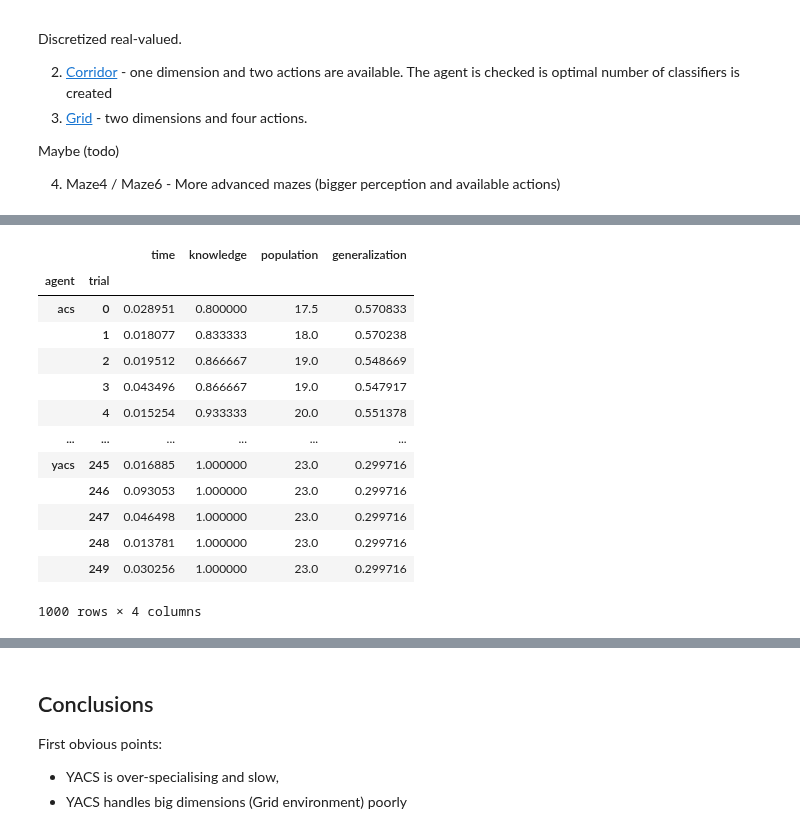
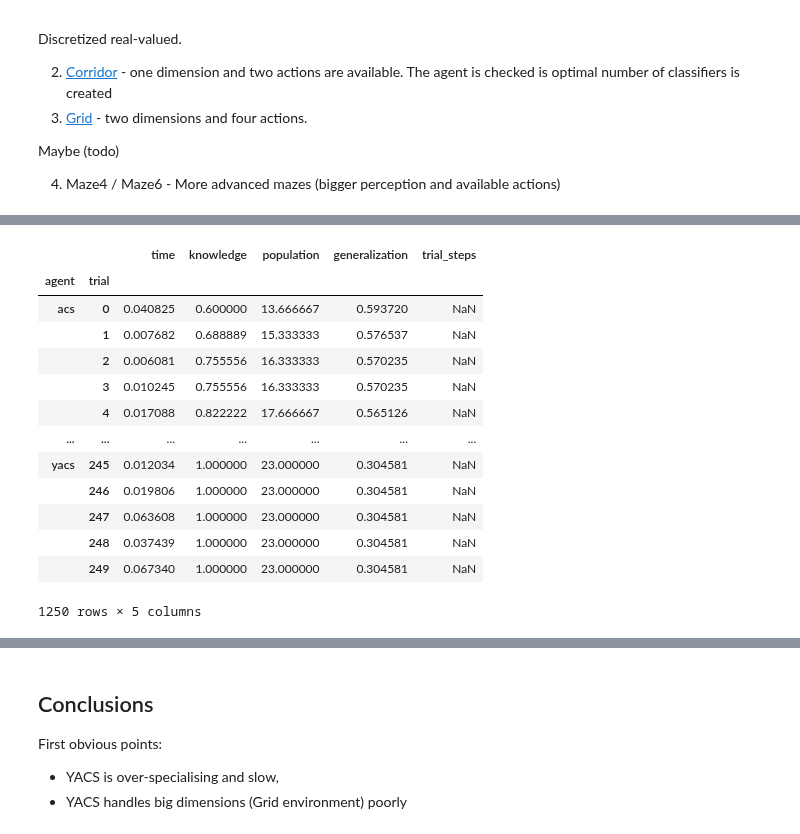
Before and after one commit to ParrotPrediction/pyalcs-experiments, a Jupyter notebook: alcs_comparison/Experiments.ipynb, the cells around one changed output, grey strips where cells are left out. Saved outputs shown, nothing was run; the diff lists cells and outputs as text; code cells hidden in the pictures.

Commit message:
Dynaq added

```diff
--- a/alcs_comparison/Experiments.ipynb
+++ b/alcs_comparison/Experiments.ipynb
@@ -209,7 +96,11 @@ Minimal number of classifiers to model the environment is **20**. The number of
 # %%
 import gym_yacs_simple_maze
 
+simple_maze = gym.make('SimpleMaze-v0')
+simple_maze_perceptions = simple_maze.env.PERCEPTIONS
+simple_maze_transitions = simple_maze.env.TRANSITIONS
 
+# LCS helpers
 def simple_maze_knowledge(pop, env):
     all_transitions = 0
     nr_correct = 0
@@ -229,23 +120,45 @@ def simple_maze_knowledge(pop, env):
 
     return nr_correct / all_transitions
 
-def simple_maze_metrics(agent, env):
+def simple_maze_metrics_collect(agent, env):
     population = agent.population
     return {
         'pop': len(population),
         'knowledge': simple_maze_knowledge(population, env),
         'generalization': generalization_score(population)
     }
+
+# DynaQ helpers
+def simple_maze_perception_to_int(p0):
+    p0m = list(map(int, p0))
+    return list(simple_maze_perceptions.keys())[list(simple_maze_perceptions.values()).index(p0m)]
+
+def simple_maze_knowledge_calculator(model, env):
+    all_transitions = 0
+    nr_correct = 0
+
+    for s0, moves in simple_maze_transitions.items():
+        for move in moves:
+            a = move.action.value
+            s1 = move.state
+
+            all_transitions += 1
+            if s0 in model and a in model[s0] and model[s0][a][0] == s1:
+                nr_correct += 1
+
+    return nr_correct / all_transitions
 # %%
 %%time
 
+
 common_params = {
-    'env': gym.make('SimpleMaze-v0'),
+    'env': simple_maze,
     'classifier_length': 4,
     'possible_actions': 4,
+    'learning_rate': 0.1,
     'environment_adapter': EnvironmentAdapter,
     'metrics_trial_freq': 1,
-    'metrics_fcn': simple_maze_metrics,
+    'metrics_fcn': simple_maze_metrics_collect,
     'explore_trials': 250
 }
 
@@ -254,9 +167,15 @@ yacs_params = {
     'feature_possible_values': [2, 2, 2, 2]
 }
 
+dynaq_params = {
+    'num_states': len(simple_maze_perceptions),
+    'perception_to_state_mapper': simple_maze_perception_to_int,
+    'knowledge_fcn': simple_maze_knowledge_calculator
+}
+
 simple_maze_metrics = get_from_cache_or_run(
     f'{cache_prefix}/SimpleMaze-metrics.dill',
-    lambda: avg_experiments(lambda: run_experiment(common_params, yacs_params=yacs_params), n=2))
+    lambda: avg_experiments(lambda: run_experiment(common_params, yacs_params=yacs_params, dynaq_params=dynaq_params), n=3))
 
 simple_maze_metrics
 # %% [output]
@@ -265,17 +187,17 @@ Wall time: 143 ms
-|  |  | time | knowledge | population | generalization |
-| agent | trial |  |  |  |  |
-| acs | 0 | 0.028951 | 0.800000 | 17.5 | 0.570833 |
-|  | 1 | 0.018077 | 0.833333 | 18.0 | 0.570238 |
-|  | 2 | 0.019512 | 0.866667 | 19.0 | 0.548669 |
-|  | 3 | 0.043496 | 0.866667 | 19.0 | 0.547917 |
-|  | 4 | 0.015254 | 0.933333 | 20.0 | 0.551378 |
-| ... | ... | ... | ... | ... | ... |
-| yacs | 245 | 0.016885 | 1.000000 | 23.0 | 0.299716 |
-|  | 246 | 0.093053 | 1.000000 | 23.0 | 0.299716 |
-|  | 247 | 0.046498 | 1.000000 | 23.0 | 0.299716 |
-|  | 248 | 0.013781 | 1.000000 | 23.0 | 0.299716 |
-|  | 249 | 0.030256 | 1.000000 | 23.0 | 0.299716 |
+|  |  | time | knowledge | population | generalization | trial_steps |
+| agent | trial |  |  |  |  |  |
+| acs | 0 | 0.040825 | 0.600000 | 13.666667 | 0.593720 | NaN |
+|  | 1 | 0.007682 | 0.688889 | 15.333333 | 0.576537 | NaN |
+|  | 2 | 0.006081 | 0.755556 | 16.333333 | 0.570235 | NaN |
+|  | 3 | 0.010245 | 0.755556 | 16.333333 | 0.570235 | NaN |
+|  | 4 | 0.017088 | 0.822222 | 17.666667 | 0.565126 | NaN |
+| ... | ... | ... | ... | ... | ... | ... |
+| yacs | 245 | 0.012034 | 1.000000 | 23.000000 | 0.304581 | NaN |
+|  | 246 | 0.019806 | 1.000000 | 23.000000 | 0.304581 | NaN |
+|  | 247 | 0.063608 | 1.000000 | 23.000000 | 0.304581 | NaN |
+|  | 248 | 0.037439 | 1.000000 | 23.000000 | 0.304581 | NaN |
+|  | 249 | 0.067340 | 1.000000 | 23.000000 | 0.304581 | NaN |
-1000 rows × 4 columns
+1250 rows × 5 columns
 # %%
 plot_comparison(simple_maze_metrics)
 plt.show()
```
Also changed, not shown: parts of 21 cells of this notebook, 7 other files.
